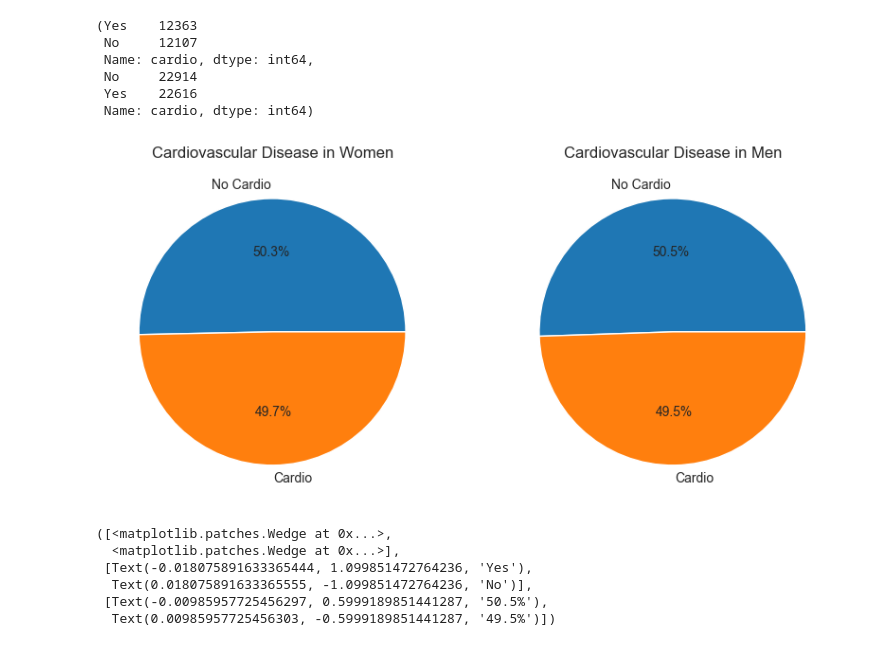
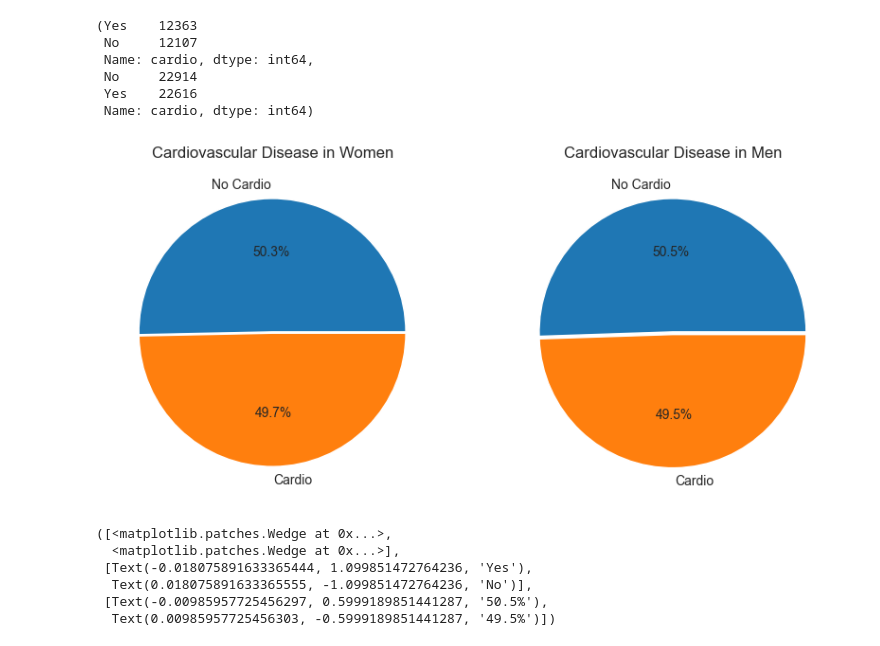
Before and after one commit to VineelaNedunuri/Disease--Prediction-Machine-Learning, a Jupyter notebook: EDA_Disease_prediction.ipynb, the cells around one changed output. Cells and saved outputs as stored; diff of their text form; code cells hidden in the pictures.

Commit message:
cardio pie

```diff
--- a/EDA_Disease_prediction.ipynb
+++ b/EDA_Disease_prediction.ipynb
@@ -342,19 +342,19 @@ df_cardio_m,df_cardio_w
 # %%
 
 fig, ax = plt.subplots(1, 2, figsize=(10, 5))
 
 # Create pie chart for women
-ax[0].pie(df_cardio_w, labels=['No Cardio', 'Cardio'], autopct='%1.1f%%')
+ax[0].pie(df_cardio_w, labels=['No Cardio', 'Cardio'], autopct='%1.1f%%',explode= (0,0.01))
 ax[0].set_title('Cardiovascular Disease in Women')
 
 # Create pie chart for men
-ax[1].pie(df_cardio_m, labels=['No Cardio', 'Cardio'],autopct='%1.1f%%')
+ax[1].pie(df_cardio_m, labels=['No Cardio', 'Cardio'],autopct='%1.1f%%',explode= (0,0.02))
 ax[1].set_title('Cardiovascular Disease in Men')
 
 # Display the plot
 plt.show()
 # %% [output]
-[figure, old version]
+[figure, new version]
 # %%
 fig, ax = plt.subplots(1,2,figsize=(14,4))
 ax[0].pie(df_cardio_m.values, labels = df_cardio_m.index, autopct='%1.1f%%')
```
